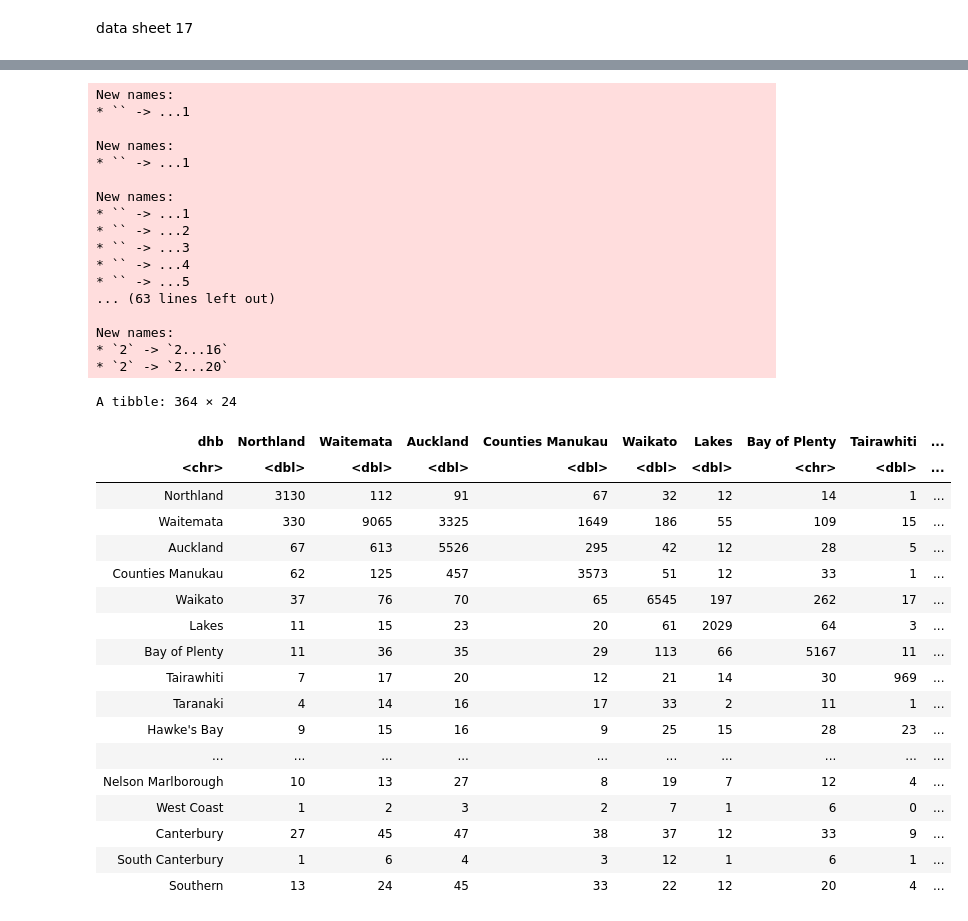
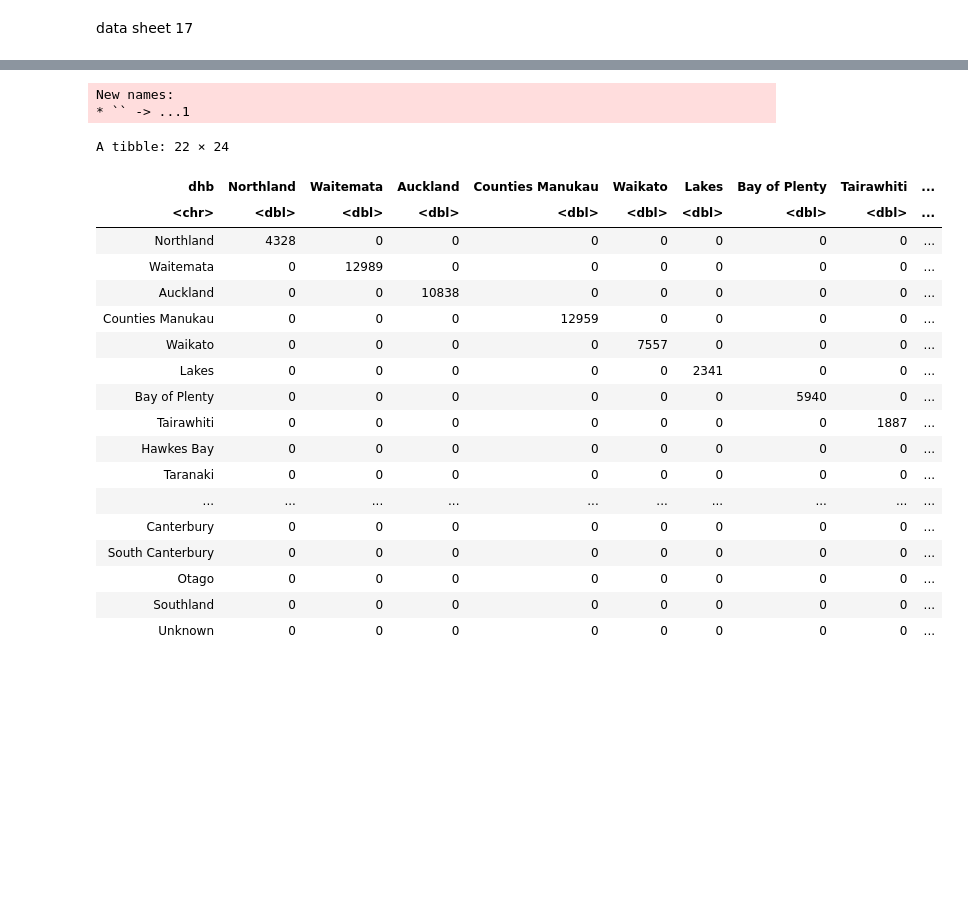
Before and after one commit to damiansastre/data201, a Jupyter notebook: project/project_damian.ipynb, the cells around one changed output, grey strips where cells are left out. Drawn from its saved outputs; the diff is of its cells as text; code cells hidden in the pictures; blank space fills up the shorter version.

```diff
--- a/project/project_damian.ipynb
+++ b/project/project_damian.ipynb
@@ -163,15 +177,31 @@ get_clients_by_gender_ethnic_group <- function(file_metadata, columns){
 
     for (i in 1:nrow(table_1_2_positions)) {
         row <- table_1_2_positions[i,]
+        range = row$range
         if (file_metadata$year == '2011'){
             sheet <- 'Table1'
         }else if(file_metadata$year == '2012'){
             sheet <- 'table1'
+        } else if (file_metadata$year == '2016'){
+            if (range == 'B9:U10'){
+                range = 'B8:U9'
+            }
+            else if (range=='B12:U13'){
+                range = 'B11:U12'
+            }
+            else if (range=='B15:U16'){
+                range='B14:U15'
+            }else{
+                range = 'B17:U18'
+            }
+
+            sheet <- build_sheet_name("table1", "2", file_metadata$separator)
         }else{
             sheet <- build_sheet_name("table1", "2", file_metadata$separator)
+
         }
         ethnic_group_df <- file_metadata$file_name %>% read_excel(sheet=sheet,
-                                                       range = row$range,
+                                                       range = range,
                                                        col_names = add_sex_totl_age_group_col_names) #range = cell_rows(3:19),
         ethnic_group_df <- ethnic_group_df %>% add_column(ethnic_group=row$ethnic_group, year=file_metadata$year)
         ethnic_group_df <- ethnic_group_df %>% select(-Total)
@@ -497,6 +530,7 @@ get_2010_dhb_data <- function(filename, sheet, range){
                          pivot_wider(names_from=origin, values_from=amount, values_fill=0) %>%
                          mutate(year=2010)
     colnames(dhb_df) <- normalize_2002_2008_column_names(colnames(dhb_df))
+
     return(dhb_df)
 }
 
@@ -513,69 +547,54 @@ get_2011_onwards_dhb_data <- function(file, sheet, header, range, year){
         colnames(dhb_df) <- colnames(header)
     }
     colnames(dhb_df)[1] <- 'dhb'
     colnames(dhb_df) <- colnames(dhb_df) %>% normalize_2011_ownwards_column_names()
     dhb_df <- dhb_df %>% mutate(year=year)
     if (!('Otago' %in% colnames(dhb_df))){
         dhb_df <- dhb_df %>% mutate(Otago=0)
     }
     return(dhb_df)
 }
-
+get_2010_dhb_data('mental_health2010.xls', "T10 Nos Rates 0910 DHB",'A2:C24')
 all_data_dhb <- get_2002_to_2008_dhb_data('mental_health2002.xls', "A20", 'A5:W26', 2002) %>%
                 rbind(get_2002_to_2008_dhb_data('mental_health2003.xls', "A20", 'A5:W26', 2003)) %>%
                 rbind(get_2002_to_2008_dhb_data('mental_health2004.xls', "A20", 'A5:W26', 2004)) %>%
                 rbind(get_2002_to_2008_dhb_data('mental_health2005.xls', "A20", 'A5:W26', 2005)) %>%
                 rbind(get_2002_to_2008_dhb_data('mental_health2006.xls', "20A", 'A5:W26', 2006)) %>%
                 rbind(get_2002_to_2008_dhb_data('mental_health2007.xls', "20B", 'A5:W26', 2007)) %>%
                 rbind(get_2002_to_2008_dhb_data('mental_health2008.xls', "A20", 'A5:W26', 2008)) %>%
                 rbind(get_2010_dhb_data('mental_health2010.xls', "T10 Nos Rates 0910 DHB",'A2:C24'))%>%
                 rbind(get_2011_onwards_dhb_data('mental_health2011.xlsx', 'Table12', 'A4:V4', 'A5:v25', 2011)) %>%
                 rbind(get_2011_onwards_dhb_data('mental_health2012.xlsx', 'table12', 'A4:V4', 'A5:v25', 2012)) %>%
                 rbind(get_2011_onwards_dhb_data('mental_health2013.xlsx', 'table12', 'A4:V4', 'A5:v25', 2013)) %>%
-                rbind(get_2011_onwards_dhb_data('mental_health2014.xlsx', 'table12', 'A4:V4', 'A5:v24', 2014)) %>%
-                rbind(get_2011_onwards_dhb_data('mental_health2015.xlsx', 'table12', 'A4:V4', 'A5:v24', 2015)) %>%
-                rbind(get_2011_onwards_dhb_data('mental_health2016.xlsx', 'table12', 'A4:V4', 'A5:v24', 2016)) %>%
+                rbind(get_2011_onwards_dhb_data('mental_health2014.xlsx', 'table12', 'A4:V4', 'A5:v25', 2014)) %>%
+                rbind(get_2011_onwards_dhb_data('mental_health2015.xlsx', 'table12', 'A4:V4', 'A5:v25', 2015)) %>%
+                rbind(get_2011_onwards_dhb_data('mental_health2016.xlsx', 'table12', 'A3:V3', 'A5:v24', 2016)) %>%
                 rbind(get_2011_onwards_dhb_data('mental_health2017.xlsx', 'table12', 'A4:V4', 'A5:v24', 2017)) %>%
                 rbind(get_2011_onwards_dhb_data('mental_health2018.xlsx', 'table12', 'A4:V4', 'A5:v24', 2018)) %>%
-                rbind(get_2011_onwards_dhb_data('mental_health2019.xlsx', 'table12', 'A4:V4', 'A4:v25', 2019)) %>%
-                rbind(get_2011_onwards_dhb_data('mental_health2020.xlsx', 'table12', 'A4:V4', 'A4:v25', 2020))
+                rbind(get_2011_onwards_dhb_data('mental_health2019.xlsx', 'table12', 'A4:V4', 'A5:v24', 2019)) %>%
+                rbind(get_2011_onwards_dhb_data('mental_health2020.xlsx', 'table12', 'A4:V4', 'A5:v24', 2020))
 
 
 all_data_dhb
 # %% [output]
 New names:
 * `` -> ...1
-
-New names:
-* `` -> ...1
-
-New names:
-* `` -> ...1
-* `` -> ...2
-* `` -> ...3
-* `` -> ...4
-* `` -> ...5
-... (63 lines left out)
-
-New names:
-* `2` -> `2...16`
-* `2` -> `2...20`
-A tibble: 364 × 24
+A tibble: 22 × 24
 | dhb | Northland | Waitemata | Auckland | Counties Manukau | Waikato | Lakes | Bay of Plenty | Tairawhiti | ... |
-| <chr> | <dbl> | <dbl> | <dbl> | <dbl> | <dbl> | <dbl> | <chr> | <dbl> | ... |
-| Northland | 3130 | 112 | 91 | 67 | 32 | 12 | 14 | 1 | ... |
-| Waitemata | 330 | 9065 | 3325 | 1649 | 186 | 55 | 109 | 15 | ... |
-| Auckland | 67 | 613 | 5526 | 295 | 42 | 12 | 28 | 5 | ... |
-| Counties Manukau | 62 | 125 | 457 | 3573 | 51 | 12 | 33 | 1 | ... |
-| Waikato | 37 | 76 | 70 | 65 | 6545 | 197 | 262 | 17 | ... |
-| Lakes | 11 | 15 | 23 | 20 | 61 | 2029 | 64 | 3 | ... |
-| Bay of Plenty | 11 | 36 | 35 | 29 | 113 | 66 | 5167 | 11 | ... |
-| Tairawhiti | 7 | 17 | 20 | 12 | 21 | 14 | 30 | 969 | ... |
-| Taranaki | 4 | 14 | 16 | 17 | 33 | 2 | 11 | 1 | ... |
-| Hawke's Bay | 9 | 15 | 16 | 9 | 25 | 15 | 28 | 23 | ... |
+| <chr> | <dbl> | <dbl> | <dbl> | <dbl> | <dbl> | <dbl> | <dbl> | <dbl> | ... |
+| Northland | 4328 | 0 | 0 | 0 | 0 | 0 | 0 | 0 | ... |
+| Waitemata | 0 | 12989 | 0 | 0 | 0 | 0 | 0 | 0 | ... |
+| Auckland | 0 | 0 | 10838 | 0 | 0 | 0 | 0 | 0 | ... |
+| Counties Manukau | 0 | 0 | 0 | 12959 | 0 | 0 | 0 | 0 | ... |
+| Waikato | 0 | 0 | 0 | 0 | 7557 | 0 | 0 | 0 | ... |
+| Lakes | 0 | 0 | 0 | 0 | 0 | 2341 | 0 | 0 | ... |
+| Bay of Plenty | 0 | 0 | 0 | 0 | 0 | 0 | 5940 | 0 | ... |
+| Tairawhiti | 0 | 0 | 0 | 0 | 0 | 0 | 0 | 1887 | ... |
+| Hawkes Bay | 0 | 0 | 0 | 0 | 0 | 0 | 0 | 0 | ... |
+| Taranaki | 0 | 0 | 0 | 0 | 0 | 0 | 0 | 0 | ... |
 | ... | ... | ... | ... | ... | ... | ... | ... | ... | ... |
-| Nelson Marlborough | 10 | 13 | 27 | 8 | 19 | 7 | 12 | 4 | ... |
-| West Coast | 1 | 2 | 3 | 2 | 7 | 1 | 6 | 0 | ... |
-| Canterbury | 27 | 45 | 47 | 38 | 37 | 12 | 33 | 9 | ... |
-| South Canterbury | 1 | 6 | 4 | 3 | 12 | 1 | 6 | 1 | ... |
-| Southern | 13 | 24 | 45 | 33 | 22 | 12 | 20 | 4 | ... |
+| Canterbury | 0 | 0 | 0 | 0 | 0 | 0 | 0 | 0 | ... |
+| South Canterbury | 0 | 0 | 0 | 0 | 0 | 0 | 0 | 0 | ... |
+| Otago | 0 | 0 | 0 | 0 | 0 | 0 | 0 | 0 | ... |
+| Southland | 0 | 0 | 0 | 0 | 0 | 0 | 0 | 0 | ... |
+| Unknown | 0 | 0 | 0 | 0 | 0 | 0 | 0 | 0 | ... |
```
Also changed, not shown: parts of 20 cells of this notebook, 1 other file.
